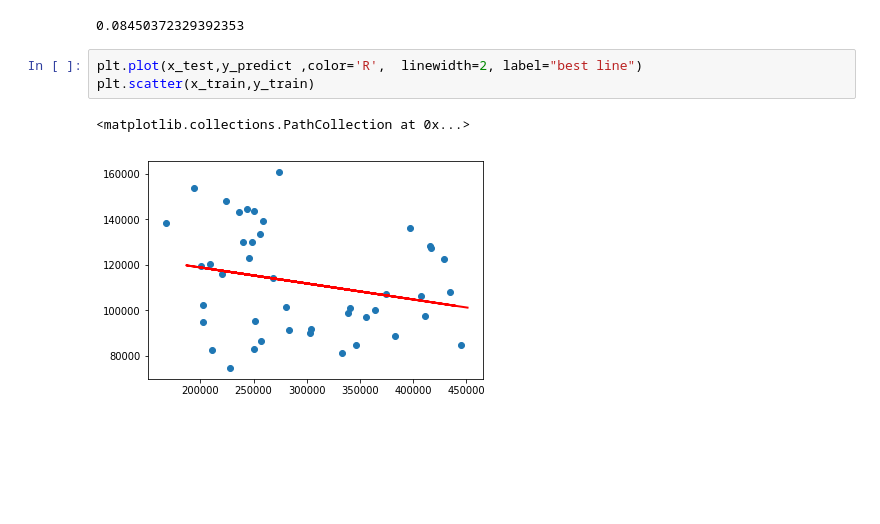
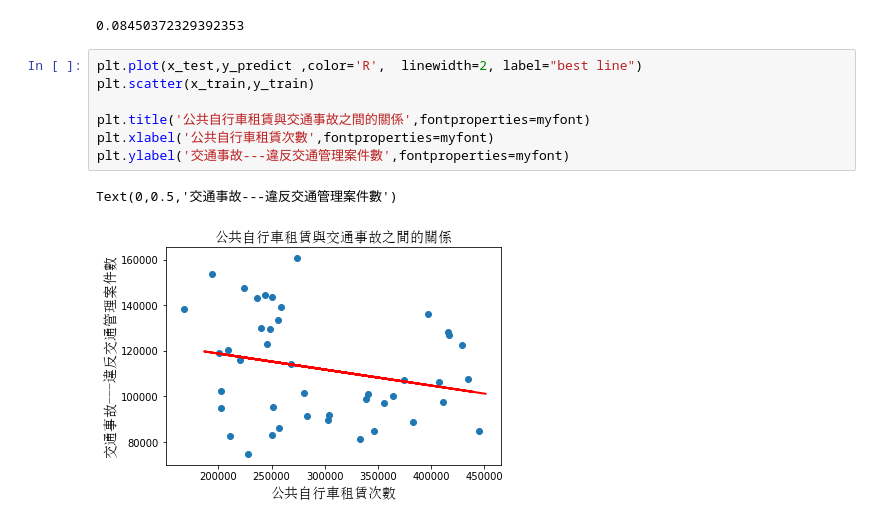
Before and after one commit to ChiDavid/ChiDavidPython, a Jupyter notebook: [NCTS]_Homework_Q5-1_DavidChi.ipynb, the cells around one changed output. Saved outputs shown, nothing was run; the diff lists cells and outputs as text; blank space fills up the shorter version.

```diff
--- a/[NCTS]_Homework_Q5-1_DavidChi.ipynb
+++ b/[NCTS]_Homework_Q5-1_DavidChi.ipynb
@@ -109,6 +109,10 @@ regr.score(x_test,y_test)
 # %%
 plt.plot(x_test,y_predict ,color='R',  linewidth=2, label="best line")
 plt.scatter(x_train,y_train)
+
+plt.title('公共自行車租賃與交通事故之間的關係',fontproperties=myfont)
+plt.xlabel('公共自行車租賃次數',fontproperties=myfont)
+plt.ylabel('交通事故---違反交通管理案件數',fontproperties=myfont)
 # %% [output]
-<matplotlib.collections.PathCollection at 0x...>
+Text(0,0.5,'交通事故---違反交通管理案件數')
-[figure, old version]
+[figure, new version]
```
